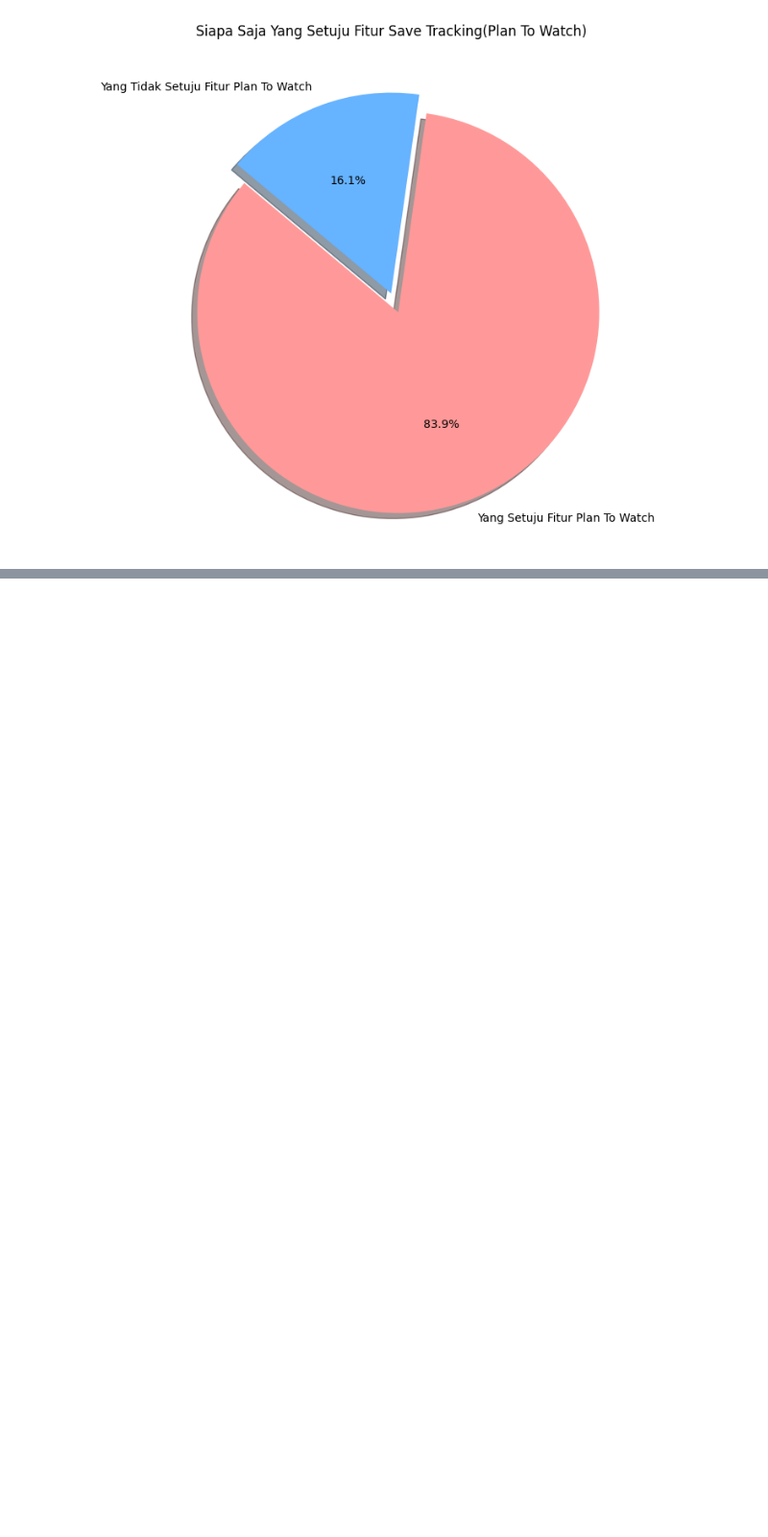
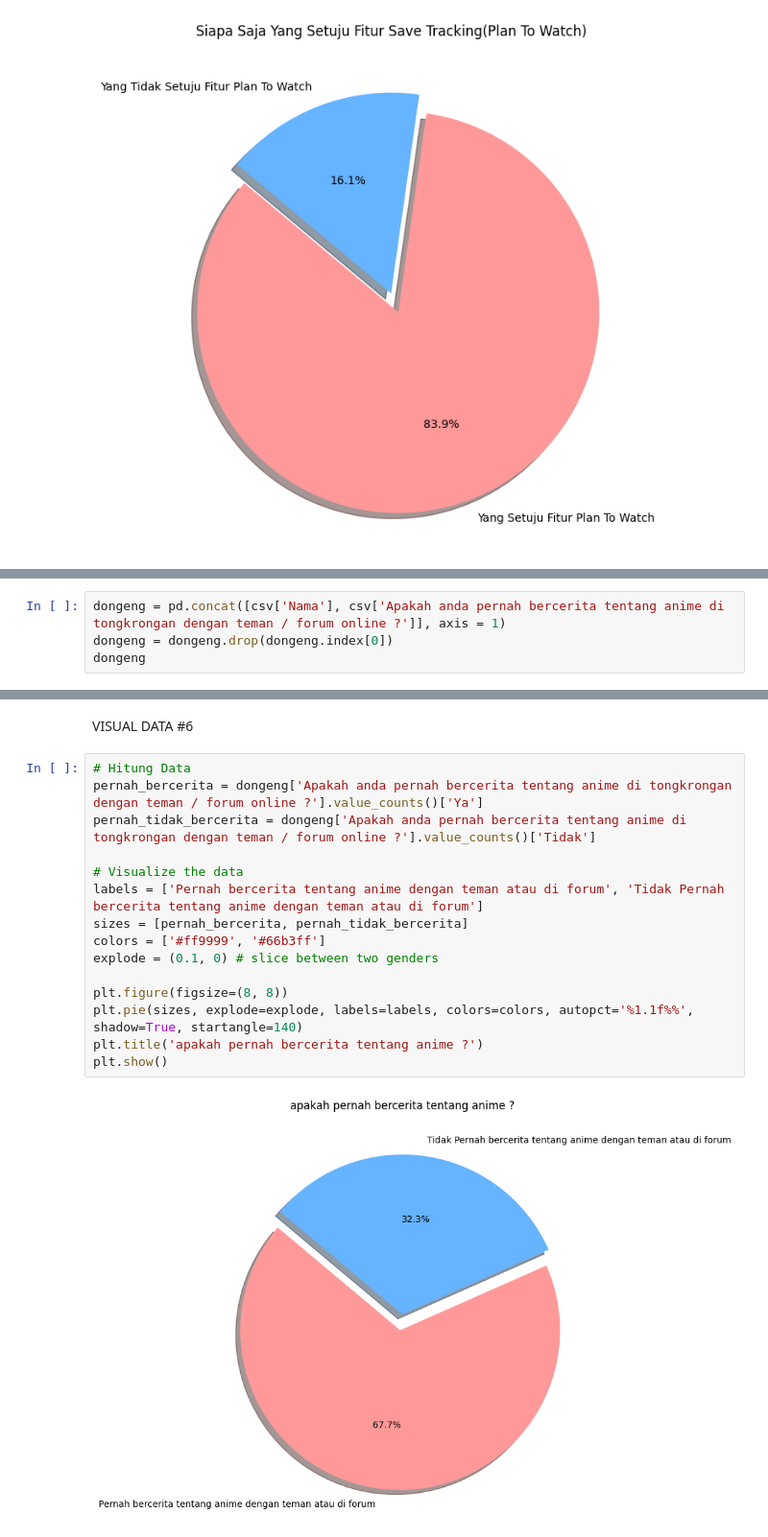
Before and after one commit to adenafil/imk_data_kuisoner, a Jupyter notebook: imk.ipynb, the cells around one changed output, grey strips where cells are left out. Shown at 96% size. Drawn from its saved outputs; the diff is of its cells as text; blank space fills up the shorter version.

```diff
--- a/imk.ipynb
+++ b/imk.ipynb
@@ -298,0 +301,4 @@ plt.show()
+# %%
+dongeng = pd.concat([csv['Nama'], csv['Apakah anda pernah bercerita tentang anime di tongkrongan dengan teman / forum online ?']], axis = 1)
+dongeng = dongeng.drop(dongeng.index[0])
+dongeng
@@ -298,0 +323,19 @@ plt.show()
+# %% [markdown]
+VISUAL DATA #6
+# %%
+# Hitung Data
+pernah_bercerita = dongeng['Apakah anda pernah bercerita tentang anime di tongkrongan dengan teman / forum online ?'].value_counts()['Ya']
+pernah_tidak_bercerita = dongeng['Apakah anda pernah bercerita tentang anime di tongkrongan dengan teman / forum online ?'].value_counts()['Tidak']
+
+# Visualize the data
+labels = ['Pernah bercerita tentang anime dengan teman atau di forum', 'Tidak Pernah bercerita tentang anime dengan teman atau di forum']
+sizes = [pernah_bercerita, pernah_tidak_bercerita]
+colors = ['#ff9999', '#66b3ff']
+explode = (0.1, 0) # slice between two genders
+
+plt.figure(figsize=(8, 8))
+plt.pie(sizes, explode=explode, labels=labels, colors=colors, autopct='%1.1f%%', shadow=True, startangle=140)
+plt.title('apakah pernah bercerita tentang anime ?')
+plt.show()
+# %% [output]
+[figure, added]
```
Also changed, not shown: parts of 11 cells of this notebook.
